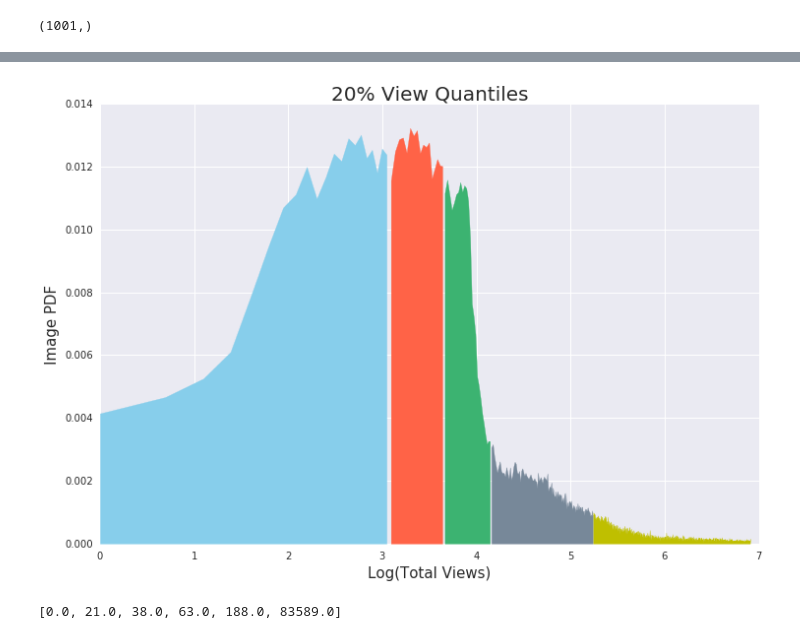
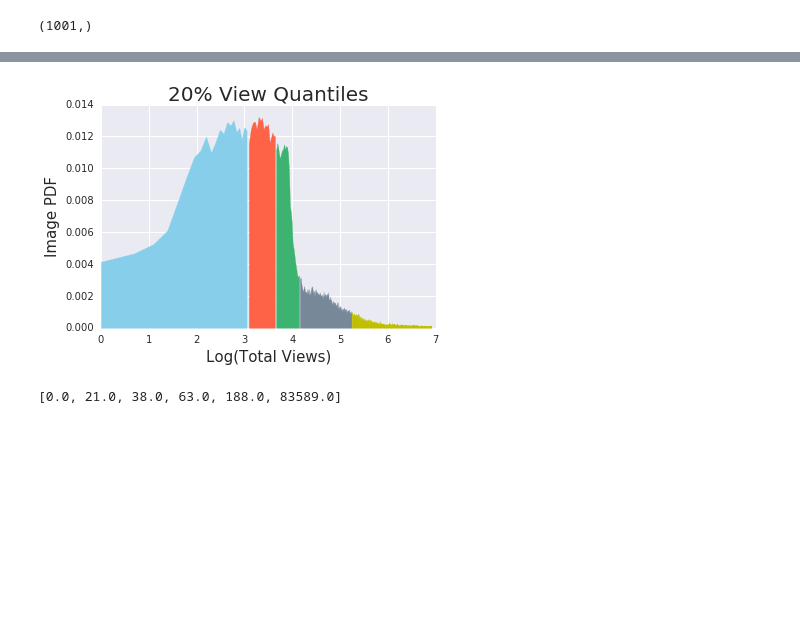
Before and after one commit to MPMakris/Photo_Pro, a Jupyter notebook: notebooks/Web_App Visuals.ipynb, the cells around one changed output, grey strips where cells are left out. Saved outputs shown, nothing was run; the diff lists cells and outputs as text; code cells hidden in the pictures; blank space fills up the shorter version.

Commit message:
web app visuals done

```diff
--- a/notebooks/Web_App Visuals.ipynb
+++ b/notebooks/Web_App Visuals.ipynb
@@ -100,21 +100,21 @@ plt.savefig('visuals/20PercentHist.jpg')
 # %%
-plt.figure(figsize=(12, 8))
+plt.figure(figsize=(6, 4))
 for i, j, color in zip(limits[:-1], limits[1:], cmap):
     div = (bins[:-1]<=j) & (bins[:-1]>i)
     plt.fill_between(np.log(bins)[:-1][div], 0, views_hist[div], color=color)
 plt.title('20% View Quantiles', fontsize=20)
 plt.ylabel("Image PDF", fontsize=15)
 plt.xlabel("Log(Total Views)", fontsize=15)
 # plt.tick_params(
 #     axis='y',          # changes apply to the x-axis
 #     which='both',      # both major and minor ticks are affected
 #     left='off',      # ticks along the bottom edge are off
 #     right='off',         # ticks along the top edge are off
 #     labelleft='off') # labels along the bottom edge are off
 # plt.xlim((0, 800))
-plt.savefig('visuals/Log20PercentHist.jpg')
+plt.savefig('visuals/Log20PercentHist.jpg', dpi=300)
 # %% [output]
-[figure, old version]
+[figure, new version]
 # %%
 limits = []
 n=5
```
Also changed, not shown: parts of 3 cells of this notebook.
